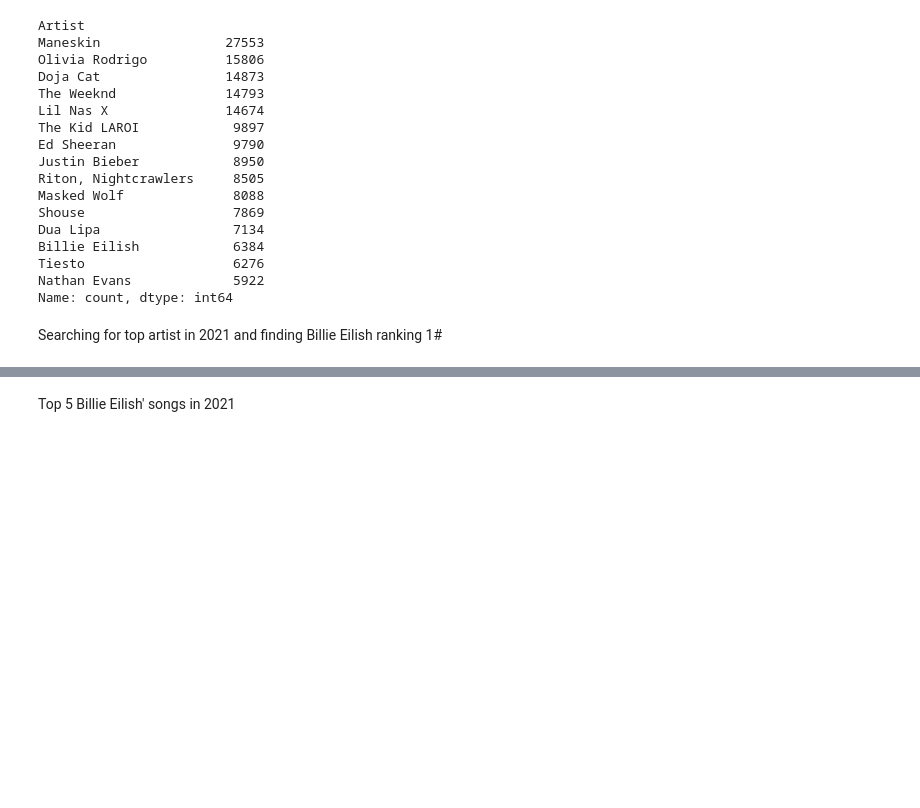
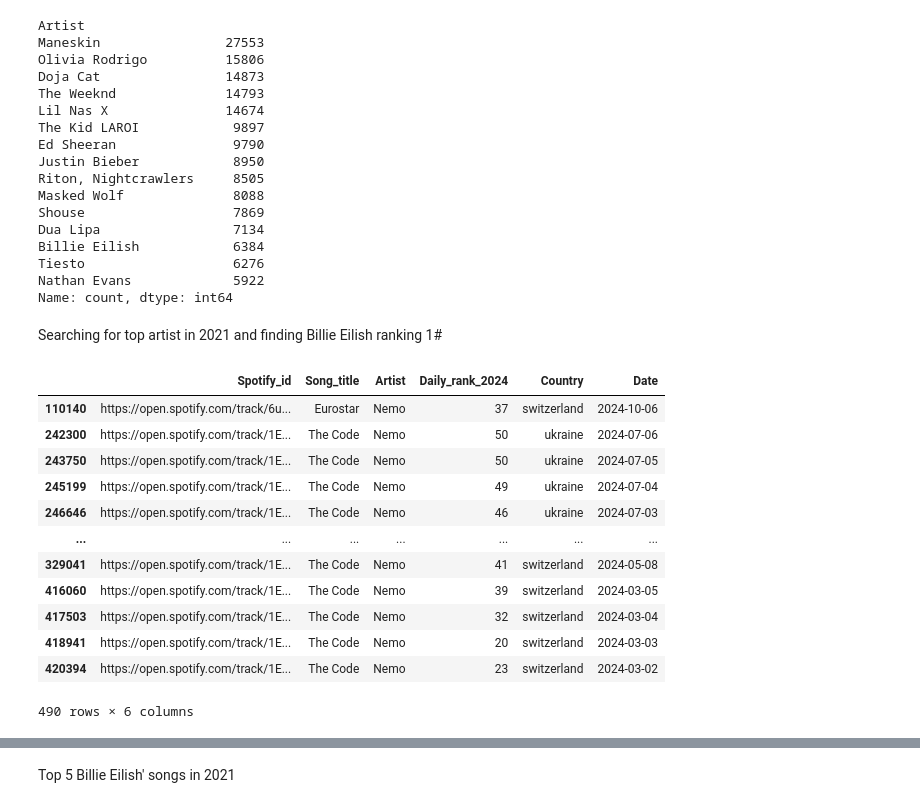
Before and after one commit to JesusB11/mid_project, a Jupyter notebook: notebooks/analysis_Jesus.ipynb, the cells around one changed output, grey strips where cells are left out. Drawn from its saved outputs; the diff is of its cells as text; code cells hidden in the pictures; blank space fills up the shorter version.

```diff
--- a/notebooks/analysis_Jesus.ipynb
+++ b/notebooks/analysis_Jesus.ipynb
@@ -36,4 +43,20 @@ Nathan Evans             5922
 Name: count, dtype: int64
 # %% [markdown]
 Searching for top artist in 2021 and finding Billie Eilish ranking 1#
+# %%
+_24[_24['Artist']== "Nemo"]
+# %% [output]
+|  | Spotify_id | Song_title | Artist | Daily_rank_2024 | Country | Date |
+| 110140 | https://open.spotify.com/track/6u... | Eurostar | Nemo | 37 | switzerland | 2024-10-06 |
+| 242300 | https://open.spotify.com/track/1E... | The Code | Nemo | 50 | ukraine | 2024-07-06 |
+| 243750 | https://open.spotify.com/track/1E... | The Code | Nemo | 50 | ukraine | 2024-07-05 |
+| 245199 | https://open.spotify.com/track/1E... | The Code | Nemo | 49 | ukraine | 2024-07-04 |
+| 246646 | https://open.spotify.com/track/1E... | The Code | Nemo | 46 | ukraine | 2024-07-03 |
+| ... | ... | ... | ... | ... | ... | ... |
+| 329041 | https://open.spotify.com/track/1E... | The Code | Nemo | 41 | switzerland | 2024-05-08 |
+| 416060 | https://open.spotify.com/track/1E... | The Code | Nemo | 39 | switzerland | 2024-03-05 |
+| 417503 | https://open.spotify.com/track/1E... | The Code | Nemo | 32 | switzerland | 2024-03-04 |
+| 418941 | https://open.spotify.com/track/1E... | The Code | Nemo | 20 | switzerland | 2024-03-03 |
+| 420394 | https://open.spotify.com/track/1E... | The Code | Nemo | 23 | switzerland | 2024-03-02 |
+490 rows × 6 columns
 # %%
```
Also changed, not shown: parts of 2 cells of this notebook, 1 other file.
